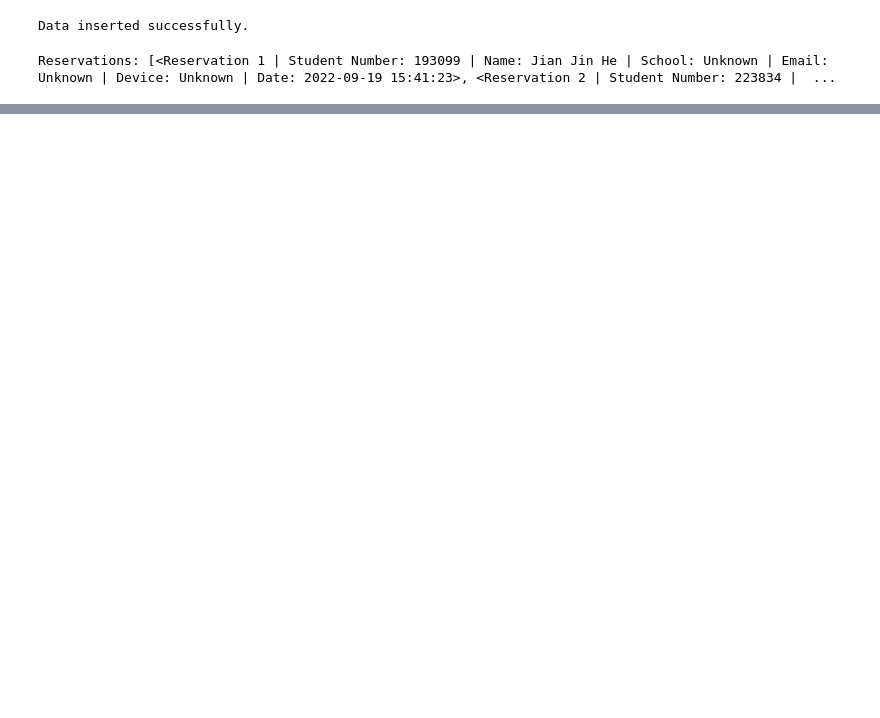
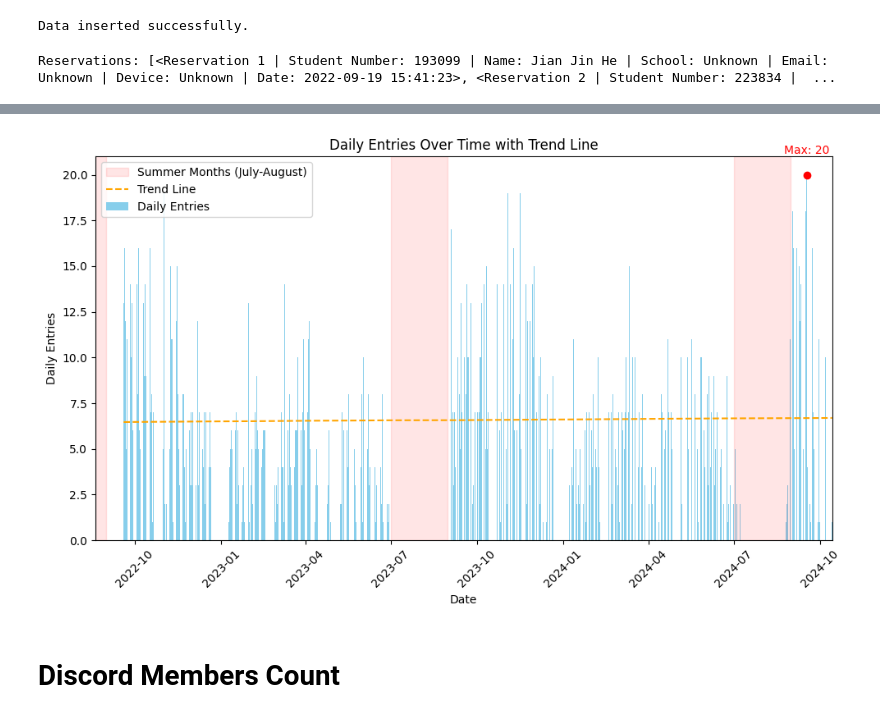
Before and after one commit to SavvX/GameBooker, a Jupyter notebook: data.ipynb, the cells around one changed output, grey strips where cells are left out. Drawn from its saved outputs; the diff is of its cells as text; code cells hidden in the pictures; blank space fills up the shorter version.

```diff
--- a/data.ipynb
+++ b/data.ipynb
@@ -240,0 +180,56 @@ for year in average_per_month.index:
+# %%
+# Ensure 'date' column is in datetime format
+df1['date'] = pd.to_datetime(df1['date'])
+
+# Extract just the date part from the datetime
+df1['date_only'] = df1['date'].dt.date
+
+# Group by the 'date_only' column and count the entries for each day
+daily_entries = df1.groupby('date_only').size()
+
+# Convert 'daily_entries.index' to a datetime index to enable year extraction
+daily_entries.index = pd.to_datetime(daily_entries.index)
+
+# Plotting the bar chart
+plt.figure(figsize=(10, 6))
+bar_plot = plt.bar(daily_entries.index, daily_entries.values, color='skyblue', label='Daily Entries')
+
+# Adding a trend line
+z = np.polyfit(range(len(daily_entries)), daily_entries.values, 1)  # Linear fit (degree=1)
+p = np.poly1d(z)
+trend_line, = plt.plot(daily_entries.index, p(range(len(daily_entries))), color='orange', linestyle='--', label='Trend Line')
+
+# Adding red zones for the summer months (July, August) of each year
+for year in daily_entries.index.year.unique():
+    start_date = pd.Timestamp(f"{year}-07-01")
+    end_date = pd.Timestamp(f"{year}-08-31")
+    plt.axvspan(start_date, end_date, color='red', alpha=0.1)
+
+# Custom legend entries for red and gray zones
+summer_patch = mpatches.Patch(color='red', alpha=0.1, label='Summer Months (July-August)')
+
+# Find the maximum value and its corresponding date
+max_value = daily_entries.max()
+max_date = daily_entries.idxmax()
+
+# Add a marker for the maximum value on the bar chart
+plt.scatter(max_date, max_value, color='red', zorder=5)
+plt.text(max_date, max_value + 1, f'Max: {max_value}', color='red', ha='center', va='bottom')
+
+# Formatting the chart
+plt.xlim([daily_entries.index.min() - pd.Timedelta(days=30), daily_entries.index.max()])
+plt.xlabel('Date')
+plt.ylabel('Daily Entries')
+plt.title('Daily Entries Over Time with Trend Line')
+
+# Adding all legend entries
+plt.legend(handles=[summer_patch, trend_line, bar_plot], loc='upper left')
+plt.xticks(rotation=45)
+plt.tight_layout()
+
+# Display the chart
+plt.show()
+# %% [output]
+[figure, added]
+# %% [markdown]
+# Discord Members Count
```
Also changed, not shown: parts of 12 cells of this notebook, 13 other files.
